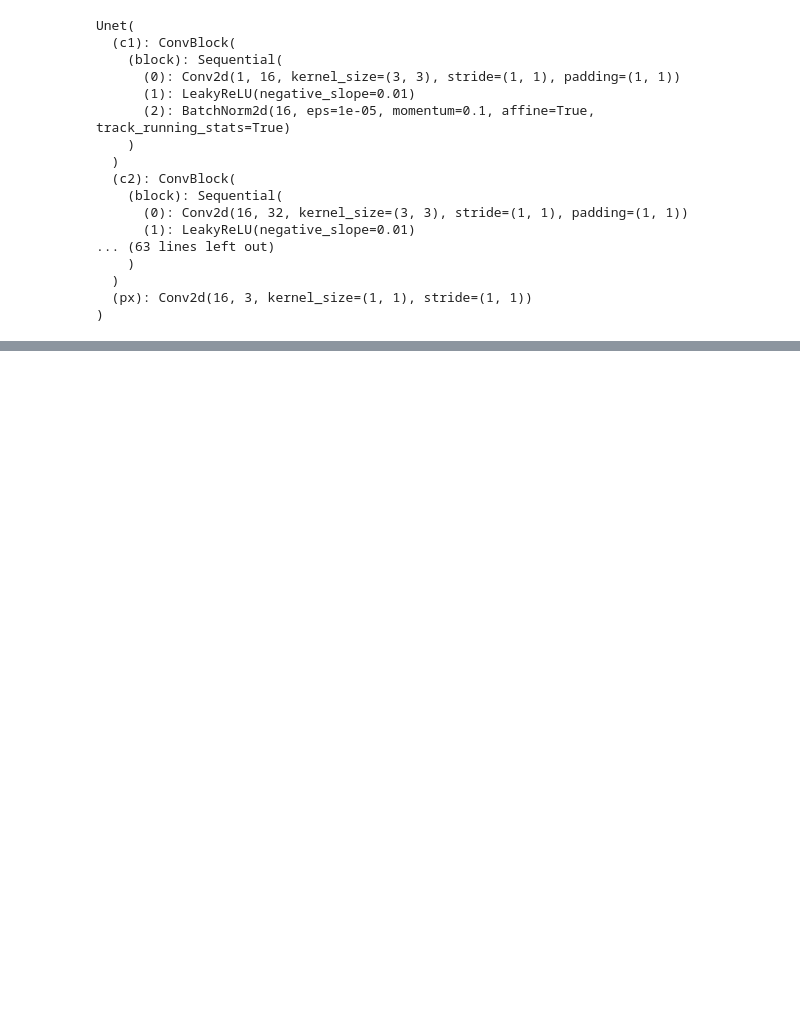
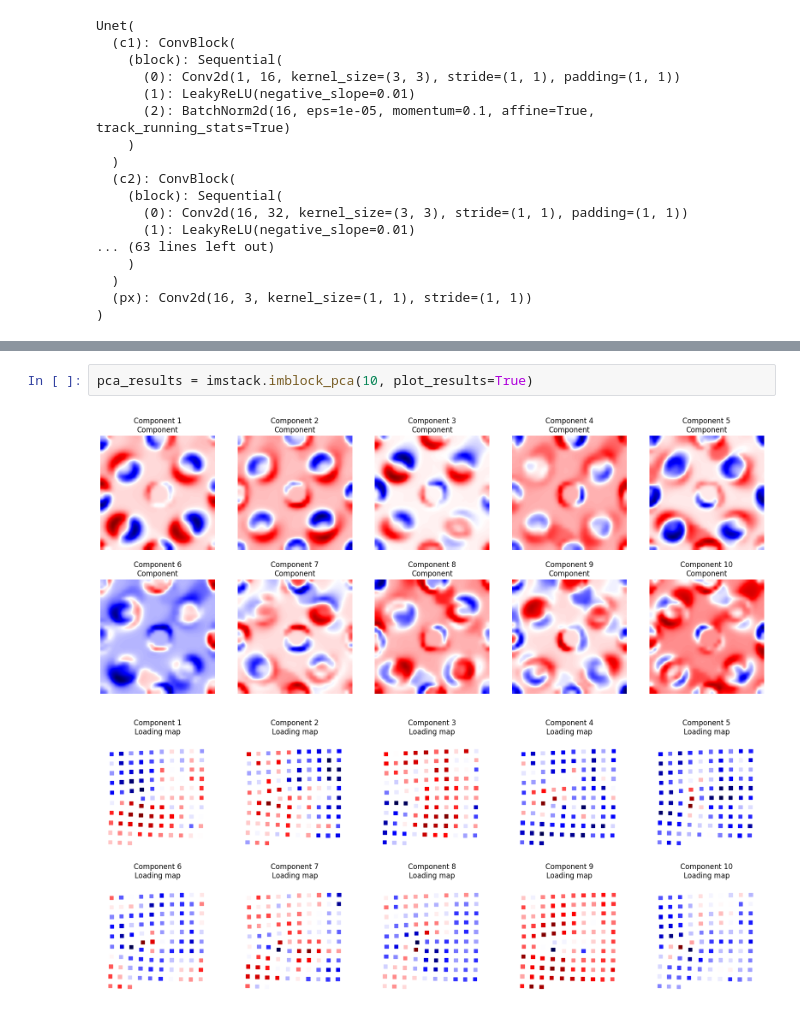
Before and after one commit to jiananwu72/LuFeO3Detect, a Jupyter notebook: AtomAIDemo.ipynb, the cells around one changed output, grey strips where cells are left out. Cells and saved outputs as stored; diff of their text form; blank space fills up the shorter version.

```diff
--- a/AtomAIDemo.ipynb
+++ b/AtomAIDemo.ipynb
@@ -99,0 +150,5 @@ ax2.imshow(nn_output.squeeze(), origin="lower")
+# %%
+pca_results = imstack.imblock_pca(10, plot_results=True)
+# %% [output]
+[figure, added]
+[figure, added]
```
Also changed, not shown: parts of 12 cells of this notebook.
